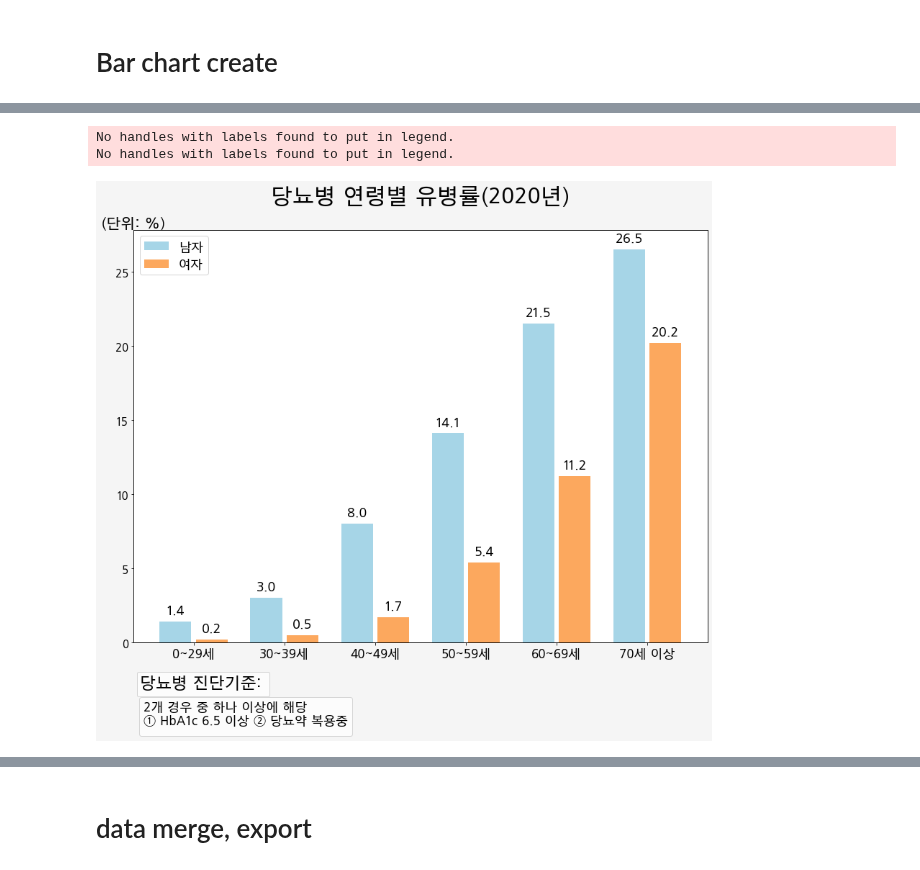
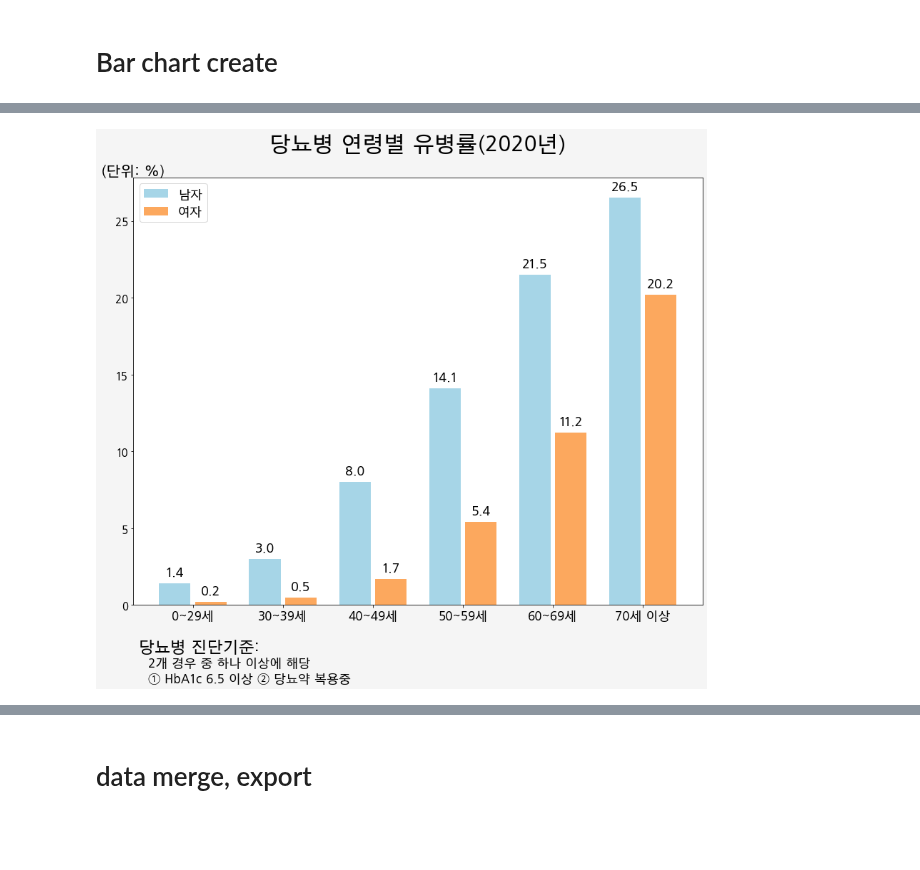
Before and after one commit to juseful/FactSheet2020, a Jupyter notebook: 02_질환별_02당뇨.ipynb, the cells around one changed output, grey strips where cells are left out. Saved outputs shown, nothing was run; the diff lists cells and outputs as text; code cells hidden in the pictures; blank space fills up the shorter version.

Commit message:
multi line text input function modify

```diff
--- a/02_질환별_02당뇨.ipynb
+++ b/02_질환별_02당뇨.ipynb
@@ -14,7 +14,7 @@ font_name = font_manager.FontProperties(fname=font_path).get_name()
 #폰트 설정하기
 mpl.rc('font',family=font_name)
 # %%
-workdir = ""
+workdir = "C:\\Users\\smcljy\\data\\20211115_Factsheet\\data"
 file_path = '{}/NUM_DATA.dta'.format(workdir)
 
 data = pd.read_stata(file_path)
@@ -498,57 +479,38 @@ ax.set_xticks(x)
 ax.set_xticklabels(
                    labels[0:len(labels)] # all 값이 list에는 포함되지 않았기 때문임.
                   , fontsize=17
                   )
 ax.legend(fontsize=17)
 
 # bar위에 값 label 표시
 def autolabel(rects):
     """Attach a text label above each bar in *rects*, displaying its height."""
     for rect in rects:
         height = rect.get_height()
         ax.annotate(height,
                     xy=(rect.get_x() + rect.get_width() / 2, height),
                     xytext=(0, 8),  # 3 points vertical offset
                     textcoords="offset points",
                     ha='center', va='bottom'
                    ,fontsize=18
                    )
 
 autolabel(rects1)
 autolabel(rects2)
 
-# multiple legend
-def twinx(self):
-    ax2 = self._make_twin_axes(sharex=self)
-    # ax2.yaxis.tick_right()
-    ax2.yaxis.set_visible(False)
-    # ax2.yaxis.set_label_position('right')
-    # ax2.yaxis.set_offset_position('right')
-    ax2.set_autoscalex_on(self.get_autoscalex_on())
-    self.yaxis.tick_left()
-    ax2.xaxis.set_visible(False)
-    ax2.patch.set_visible(False)
-    return ax2
-
-ax2 = twinx(ax)
-ax3 = twinx(ax)
-lg1 = ax2.legend(bbox_to_anchor=(0,-0.14), title='당뇨병 진단기준: ', title_fontsize = 22 ,ncol=1  ,loc='lower left')
-lg2 = ax3.legend(bbox_to_anchor=(0,-0.24), title='2개 경우 중 하나 이상에 해당\n① HbA1c 6.5 이상 ② 당뇨약 복용중', title_fontsize = 17 ,ncol=1,loc='lower left' ,fontsize=15)
+plt.text(-0.6, -3,  '당뇨병 진단기준:', fontsize=22)
+plt.text(-0.5, -4, '2개 경우 중 하나 이상에 해당', fontsize=17)
+plt.text(-0.5, -5, '① HbA1c 6.5 이상 ② 당뇨약 복용중', fontsize=17)
 
 fig.tight_layout()
 
-plt.savefig("{}/02_02당뇨병_02연령별유병률.png".format(workdir[:-5])
-            ,bbox_extra_artists=(lg1,lg2)
-            ,bbox_inches='tight'
-            )
+plt.savefig("{}/02_02당뇨병_02연령별유병률.png".format(workdir[:-5]))
 
 # plt.savefig("{}/dm_total_mf.png".format(workdir),edgecolor="black")
 
 # plt.show()
 # %% [output]
-No handles with labels found to put in legend.
-No handles with labels found to put in legend.
-[figure, old version]
+[figure, new version]
 # %%
 value01 = dm_ctrl_per_subt.iloc[1,:-1]
 
```
Also changed, not shown: parts of 3 cells of this notebook.
